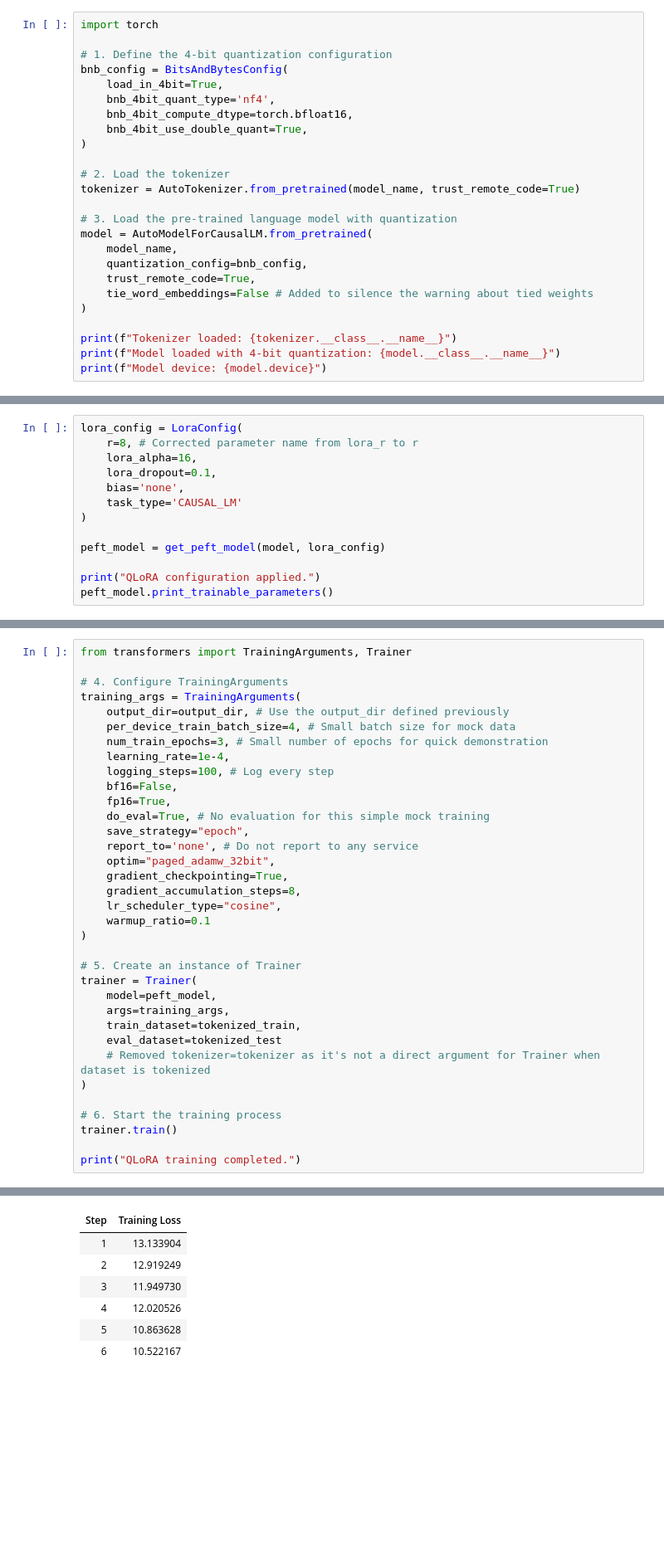
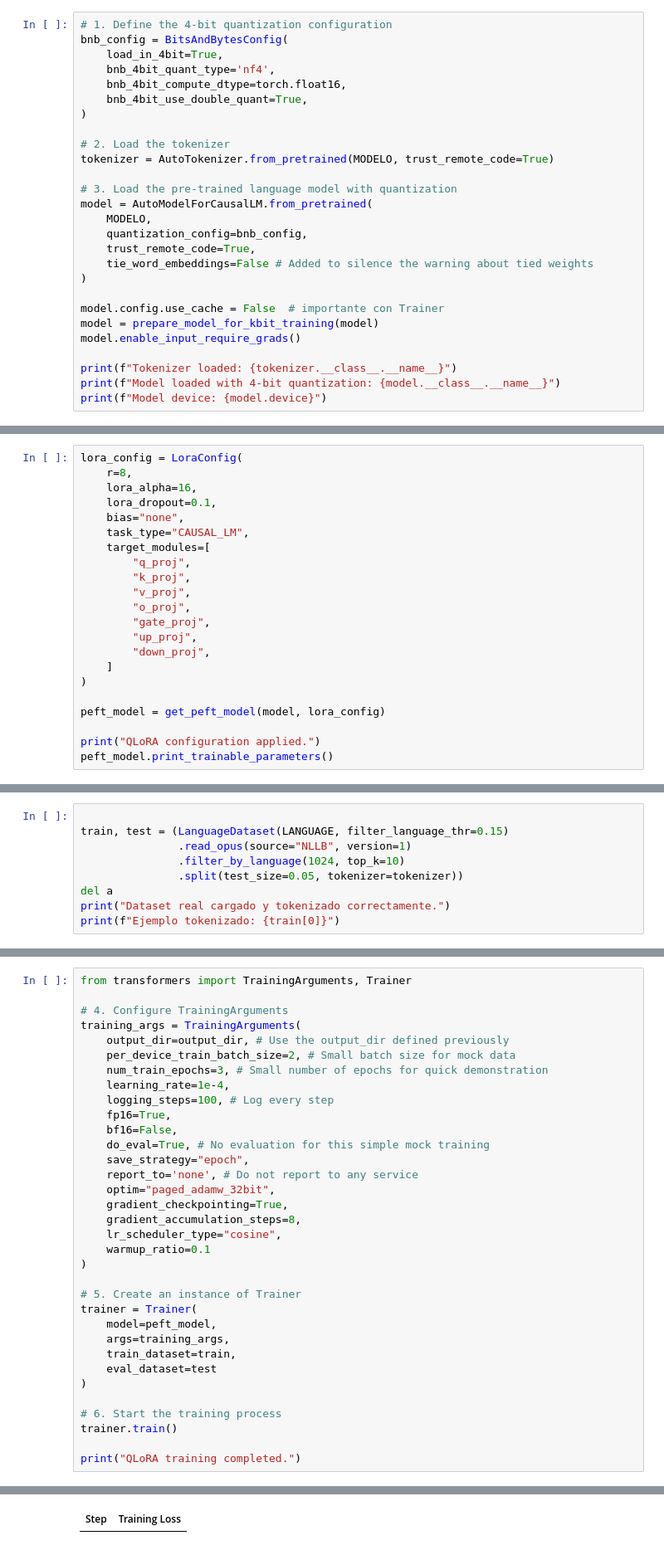
Before and after one commit to MiguelGP-13/TFG, a Jupyter notebook: 3-Train.ipynb, the cells around one changed output, grey strips where cells are left out. Shown at 83% size. Drawn from its saved outputs; the diff is of its cells as text; blank space fills up the shorter version.

Commit message:
Fix training

```diff
--- a/3-Train.ipynb
+++ b/3-Train.ipynb
@@ -22,27 +81,29 @@ Output directory set to: ./qlora_adapter
 
 Cargar un modelo pre-entrenado de Hugging Face y configurarlo para la cuantización de 4 bits, preparándolo para QLoRA.
 # %%
-import torch
-
 # 1. Define the 4-bit quantization configuration
 bnb_config = BitsAndBytesConfig(
     load_in_4bit=True,
     bnb_4bit_quant_type='nf4',
-    bnb_4bit_compute_dtype=torch.bfloat16,
+    bnb_4bit_compute_dtype=torch.float16,
     bnb_4bit_use_double_quant=True,
 )
 
 # 2. Load the tokenizer
-tokenizer = AutoTokenizer.from_pretrained(model_name, trust_remote_code=True)
+tokenizer = AutoTokenizer.from_pretrained(MODELO, trust_remote_code=True)
 
 # 3. Load the pre-trained language model with quantization
 model = AutoModelForCausalLM.from_pretrained(
-    model_name,
+    MODELO,
     quantization_config=bnb_config,
     trust_remote_code=True,
     tie_word_embeddings=False # Added to silence the warning about tied weights
 )
 
+model.config.use_cache = False  # importante con Trainer
+model = prepare_model_for_kbit_training(model)
+model.enable_input_require_grads()
+
 print(f"Tokenizer loaded: {tokenizer.__class__.__name__}")
 print(f"Model loaded with 4-bit quantization: {model.__class__.__name__}")
 print(f"Model device: {model.device}")
@@ -62,11 +119,20 @@ Model device: cuda:0
 Definir los hiperparámetros de QLoRA (por ejemplo, lora_r, lora_alpha, lora_dropout) y crear el modelo PEFT usando get_peft_model para envolver el modelo base cuantificado.
 # %%
 lora_config = LoraConfig(
-    r=8, # Corrected parameter name from lora_r to r
+    r=8,
     lora_alpha=16,
     lora_dropout=0.1,
-    bias='none',
-    task_type='CAUSAL_LM'
+    bias="none",
+    task_type="CAUSAL_LM",
+    target_modules=[
+        "q_proj",
+        "k_proj",
+        "v_proj",
+        "o_proj",
+        "gate_proj",
+        "up_proj",
+        "down_proj",
+    ]
 )
 
 peft_model = get_peft_model(model, lora_config)
@@ -134,0 +147,9 @@ First tokenized entry: {'input_ids': tensor([    2, 31414,     6,   141,    32,
+# %%
+
+train, test = (LanguageDataset(LANGUAGE, filter_language_thr=0.15)
+               .read_opus(source="NLLB", version=1)
+               .filter_by_language(1024, top_k=10)
+               .split(test_size=0.05, tokenizer=tokenizer))
+del a
+print("Dataset real cargado y tokenizado correctamente.")
+print(f"Ejemplo tokenizado: {train[0]}")
@@ -138,12 +167,12 @@ from transformers import TrainingArguments, Trainer
 # 4. Configure TrainingArguments
 training_args = TrainingArguments(
     output_dir=output_dir, # Use the output_dir defined previously
-    per_device_train_batch_size=4, # Small batch size for mock data
+    per_device_train_batch_size=2, # Small batch size for mock data
     num_train_epochs=3, # Small number of epochs for quick demonstration
     learning_rate=1e-4,
     logging_steps=100, # Log every step
+    fp16=True,
     bf16=False,
-    fp16=True,
     do_eval=True, # No evaluation for this simple mock training
     save_strategy="epoch",
     report_to='none', # Do not report to any service
@@ -158,9 +187,8 @@ training_args = TrainingArguments(
 trainer = Trainer(
     model=peft_model,
     args=training_args,
-    train_dataset=tokenized_train,
-    eval_dataset=tokenized_test
-    # Removed tokenizer=tokenizer as it's not a direct argument for Trainer when dataset is tokenized
+    train_dataset=train,
+    eval_dataset=test
 )
 
 # 6. Start the training process
@@ -172,7 +200 @@ print("QLoRA training completed.")
 | Step | Training Loss |
-| 1 | 13.133904 |
-| 2 | 12.919249 |
-| 3 | 11.949730 |
-| 4 | 12.020526 |
-| 5 | 10.863628 |
-| 6 | 10.522167 |
```
Also changed, not shown: parts of 14 cells of this notebook.
